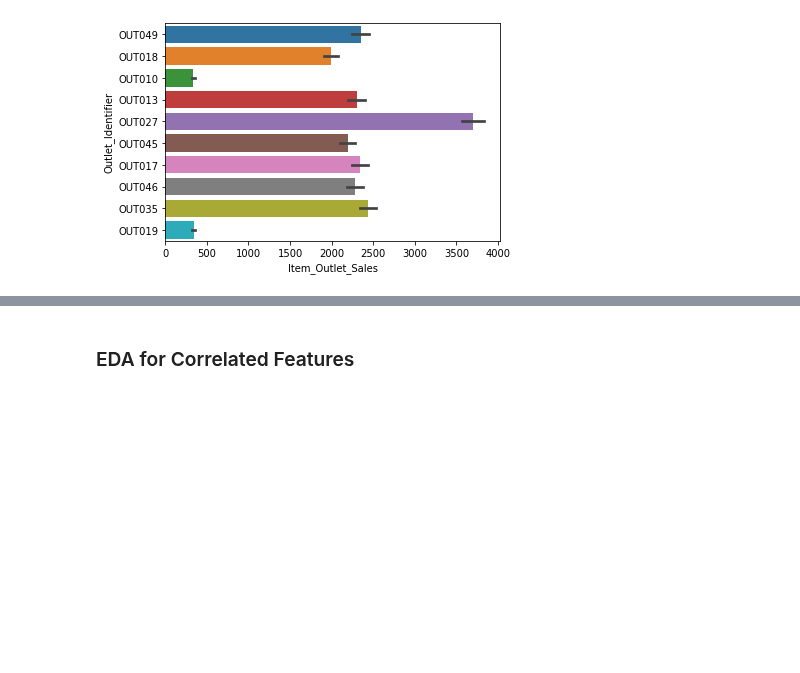
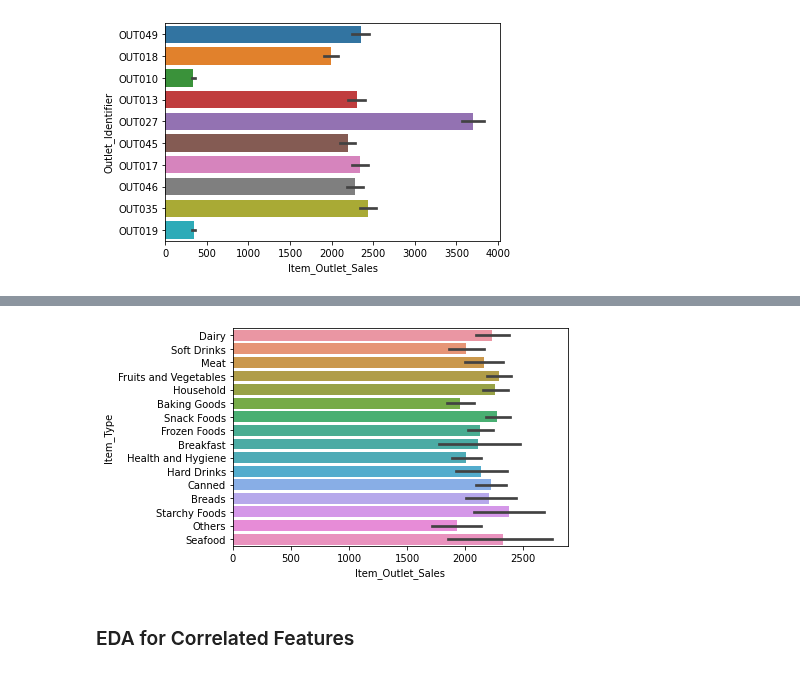
Before and after one commit to pylabview/sales-predicctions, a Jupyter notebook: DS_Sales_Predicctions.ipynb, the cells around one changed output, grey strips where cells are left out. Saved outputs shown, nothing was run; the diff lists cells and outputs as text; code cells hidden in the pictures; blank space fills up the shorter version.

```diff
--- a/DS_Sales_Predicctions.ipynb
+++ b/DS_Sales_Predicctions.ipynb
@@ -495,3 +497,8 @@ sns.barplot(data=df, y='Outlet_Identifier', x='Item_MRP');
+# %%
+# Barplot with seaborn
+sns.barplot(data=df, y='Item_Type', x='Item_Outlet_Sales');
+# %% [output]
+[figure, added]
 # %% [markdown]
 ### EDA for Correlated Features
 # %%
```
Also changed, not shown: parts of 1 cell of this notebook.
